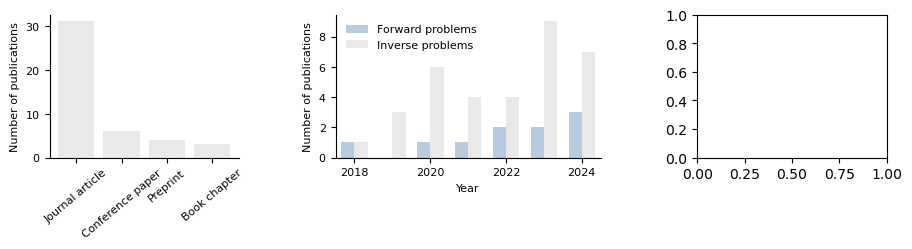
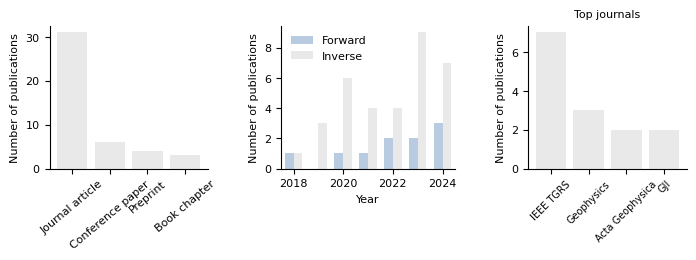
The change to this notebook cell's code, shown as a diff; its figure went from the first image to the second:
--- before
+++ after
@@ -1,5 +1,5 @@
 # Figure
-fig = plt.figure(figsize=(9.2, 2.2))
-gs = GridSpec(1, 3, width_ratios=[1, 1.4, 1], figure=fig)
+fig = plt.figure(figsize=(7.0, 2.2))
+gs = GridSpec(1, 3, width_ratios=[1, 1.1, 1], figure=fig)
 
 fig.subplots_adjust(
@@ -35,5 +35,5 @@
     width=bar_width,
     color=color_forward,
-    label='Forward problems'
+    label='Forward'
 )
 
@@ -43,5 +43,5 @@
     width=bar_width,
     color=color_inverse,
-    label='Inverse problems'
+    label='Inverse'
 )
 
@@ -69,8 +69,9 @@
     top_publication_names,
     top_publication_values,
-    color=color_gray
+    color=color_inverse
 )
 
 ax3.set_title("Top journals", fontsize=8)
+ax3.set_ylabel("Number of publications", fontsize=8)
 
 ax3.tick_params(axis='x', rotation=45, labelsize=7)

Commit: Remove redundant code cell and add new PDF figure for item types and publications per year